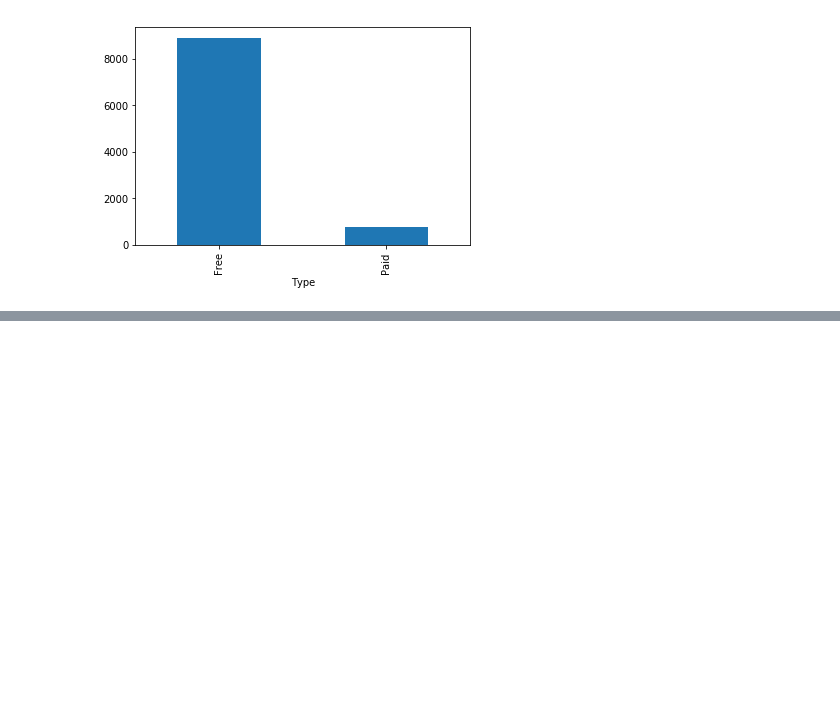
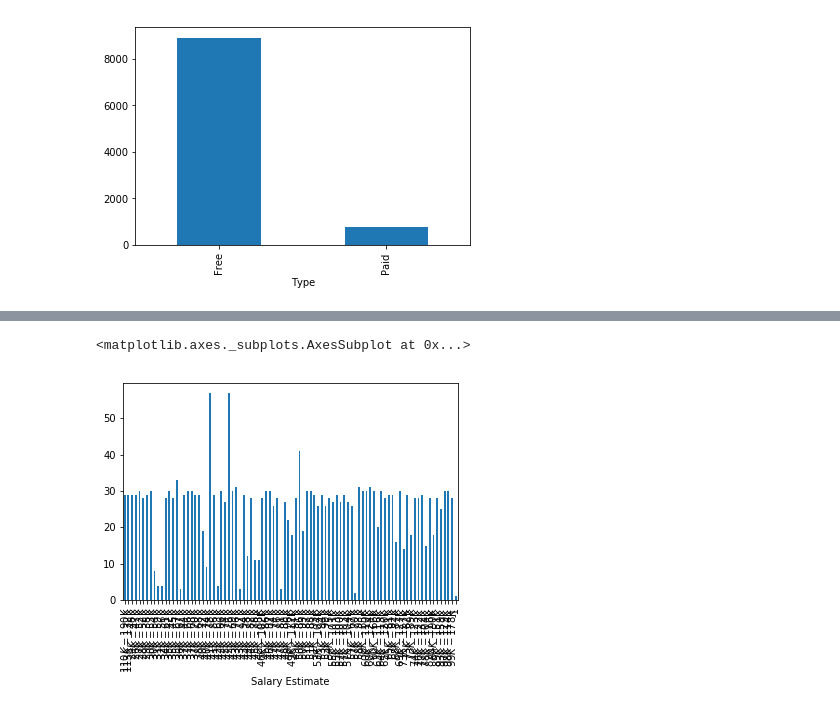
Before and after one commit to ashish2266/EDA-on-job-listing, a Jupyter notebook: notebook.ipynb, the cells around one changed output, grey strips where cells are left out. Cells and saved outputs as stored; diff of their text form; code cells hidden in the pictures; blank space fills up the shorter version.

```diff
--- a/notebook.ipynb
+++ b/notebook.ipynb
@@ -3,6 +3,8 @@ import pandas as pd
 import matplotlib.pyplot as plt
 # %%
 df = pd.read_csv('datasets/DataAnalyst.csv', index_col=0)
+# %%
+df['Salary Estimate'] = df['Salary Estimate'].apply(lambda val : val.split()[0])
 # %%
 df.tail()
 # %% [output]
@@ -53,0 +84,5 @@ df_apps.groupby('Type').count()['App'].plot(kind="bar")
+# %%
+df.groupby('Salary Estimate').count()['Job Title'].plot(kind = 'bar')
+# %% [output]
+<matplotlib.axes._subplots.AxesSubplot at 0x...>
+[figure, added]
```
Also changed, not shown: parts of 3 cells of this notebook, 2 other files.
